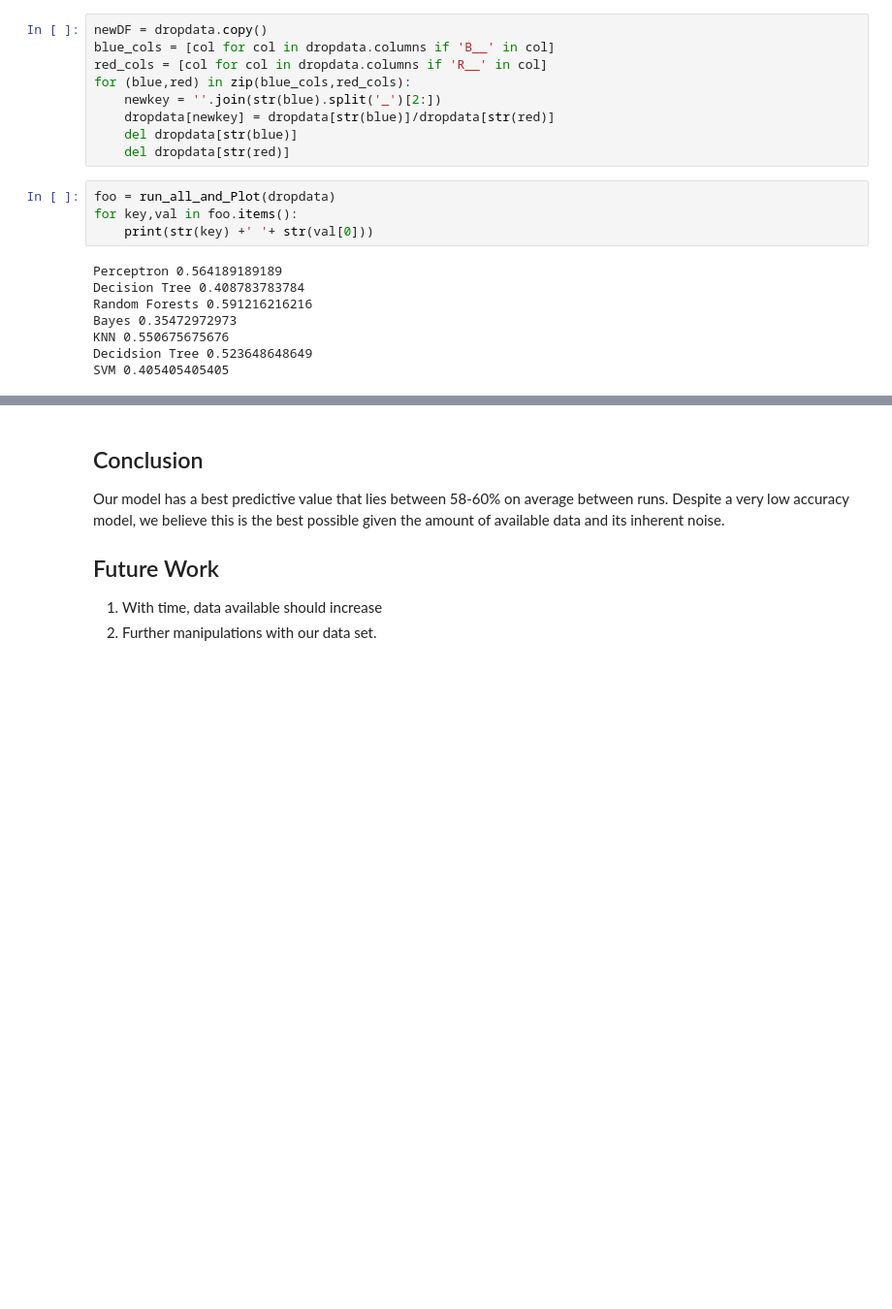
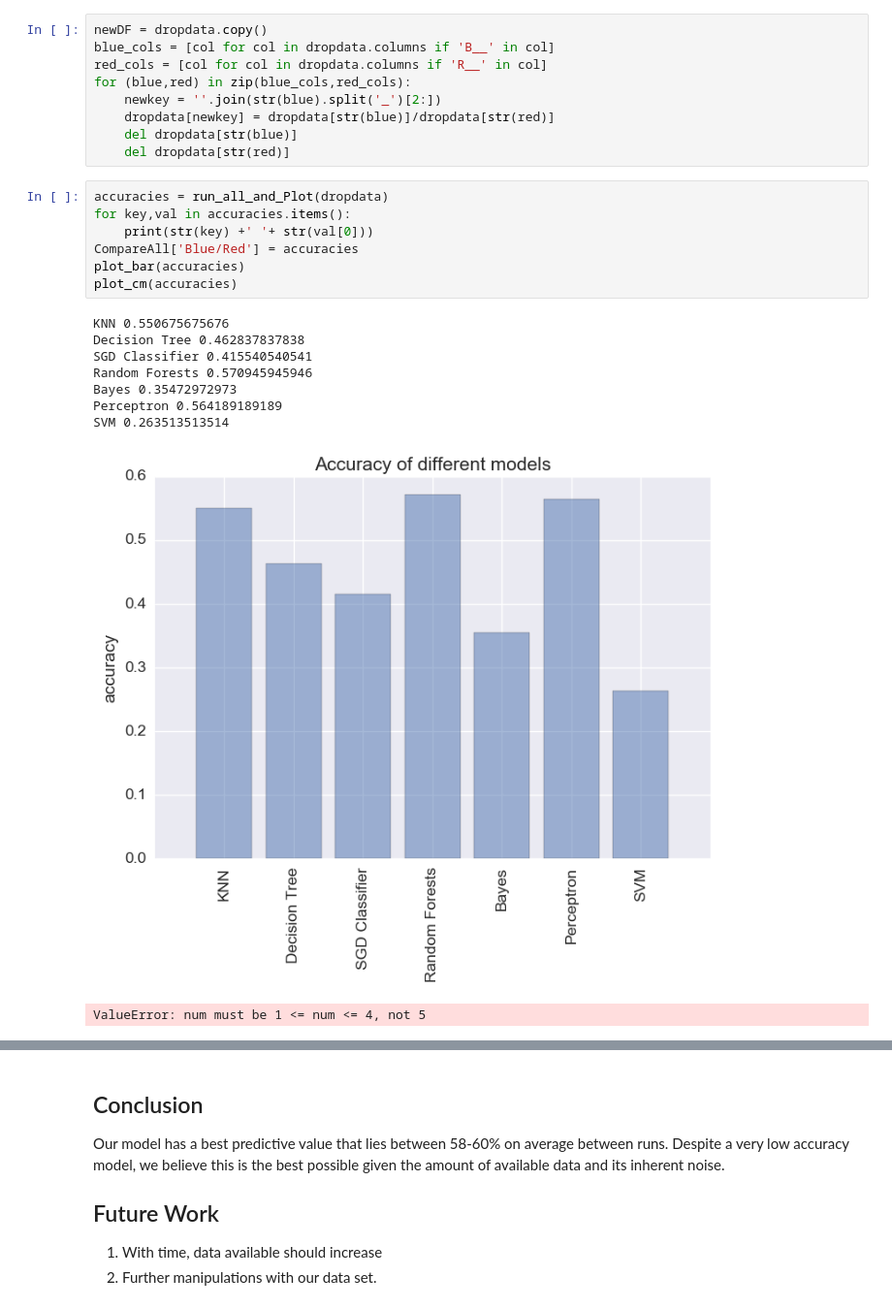
Before and after one commit to CalmDownKarm/fantastic-garbanzo, a Jupyter notebook: UFCModel.ipynb, the cells around one changed output, grey strips where cells are left out. Shown at 97% size. Cells and saved outputs as stored; diff of their text form; blank space fills up the shorter version.

```diff
--- a/UFCModel.ipynb
+++ b/UFCModel.ipynb
@@ -330,14 +369,19 @@ for (blue,red) in zip(blue_cols,red_cols):
     del dropdata[str(blue)]
     del dropdata[str(red)]
 # %%
-foo = run_all_and_Plot(dropdata)
-for key,val in foo.items():
+accuracies = run_all_and_Plot(dropdata)
+for key,val in accuracies.items():
     print(str(key) +' '+ str(val[0]))
+CompareAll['Blue/Red'] = accuracies
+plot_bar(accuracies)
+plot_cm(accuracies)
 # %% [output]
+KNN 0.550675675676
+Decision Tree 0.462837837838
+SGD Classifier 0.415540540541
+Random Forests 0.570945945946
+Bayes 0.35472972973
 Perceptron 0.564189189189
-Decision Tree 0.408783783784
-Random Forests 0.591216216216
-Bayes 0.35472972973
-KNN 0.550675675676
-Decidsion Tree 0.523648648649
-SVM 0.405405405405
+SVM 0.263513513514
+[figure, added]
+ValueError: num must be 1 <= num <= 4, not 5
```
Also changed, not shown: parts of 14 cells of this notebook.
